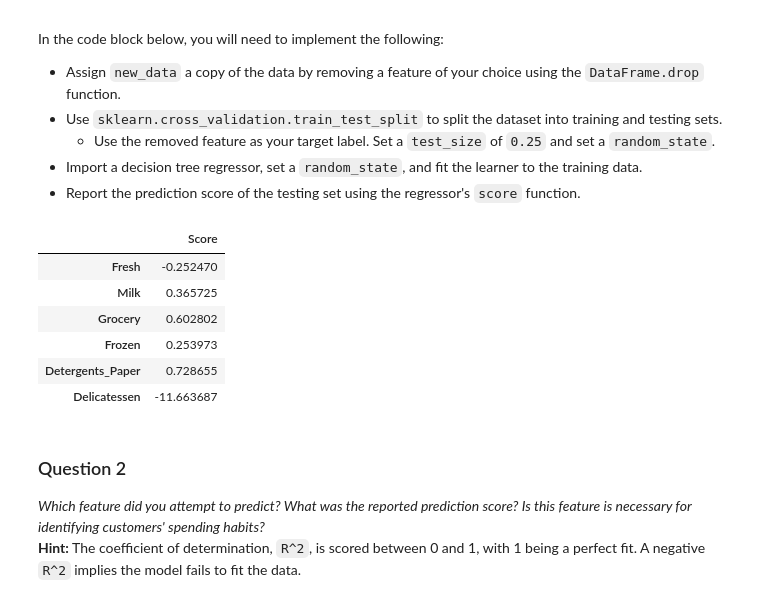
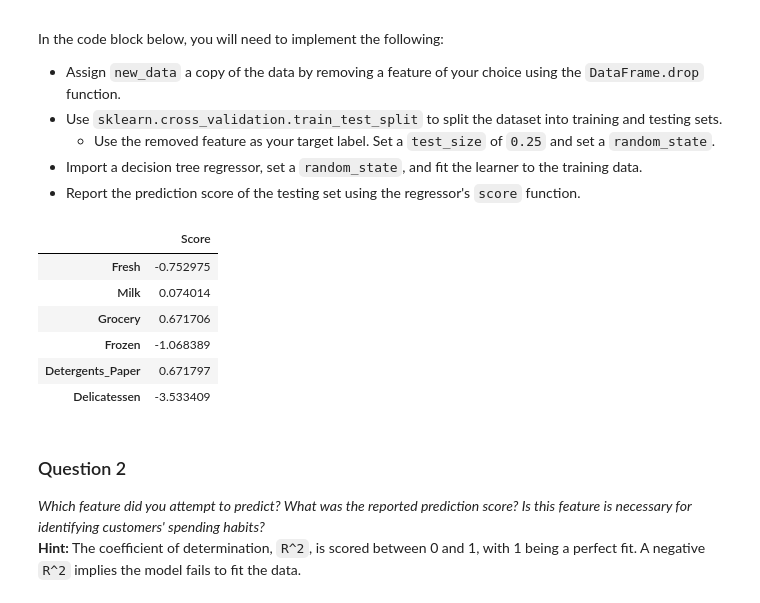
Before and after one commit to thecarlmartin/customer-segments, a Jupyter notebook: customer_segments.ipynb, the cells around one changed output. Saved outputs shown, nothing was run; the diff lists cells and outputs as text; code cells hidden in the pictures.

```diff
--- a/customer_segments.ipynb
+++ b/customer_segments.ipynb
@@ -96,42 +109,52 @@ In the code block below, you will need to implement the following:
 # %%
 # Importing necessary parts from sk learn
 from sklearn.cross_validation import train_test_split
 from sklearn.tree import DecisionTreeRegressor
 from sklearn.cross_validation import cross_val_score
 
 # Get a list of all column headers
 features = list(data.columns.values)
 scores = list()
 
 # Iterate over each feature
 for feature in features:
 
     # TODO: Make a copy of the DataFrame, using the 'drop' function to drop the given feature
     new_data = data.drop(feature, axis=1)
 
-    # TODO: Split the data into training and testing sets using the given feature as the target
-    X_train, X_test, y_train, y_test = train_test_split(new_data, data[feature], test_size=0.25, random_state=0)
+    regressor_scores = []
+    i = 0
 
-    # TODO: Create a decision tree regressor and fit it to the training set
-    regressor = DecisionTreeRegressor(random_state=0)
-    regressor.fit(X_train, y_train)
+    # Didn't provide random state, since I'm smoothing the results
+    while i < 300:
 
-    # TODO: Report the score of the prediction using the testing set
-    score = regressor.score(X_test, y_test)
-    scores.append(np.mean(score))
+        # TODO: Split the data into training and testing sets using the given feature as the target
+        X_train, X_test, y_train, y_test = train_test_split(new_data, data[feature], test_size=0.25)
+
+        # TODO: Create a decision tree regressor and fit it to the training set
+        regressor = DecisionTreeRegressor()
+        regressor.fit(X_train, y_train)
+
+        # TODO: Report the score of the prediction using the testing set
+        regressor_scores.append(regressor.score(X_test, y_test))
+        regressor = None
+
+        i += 1
+
+    scores.append(np.mean(regressor_scores))
 
 # Loading the results into a Pandas Dataframe
 result = pd.DataFrame(data=scores, index=features)
 result.columns = ['Score']
 result
 # %% [output]
 |  | Score |
-| Fresh | -0.252470 |
-| Milk | 0.365725 |
-| Grocery | 0.602802 |
-| Frozen | 0.253973 |
-| Detergents_Paper | 0.728655 |
-| Delicatessen | -11.663687 |
+| Fresh | -0.752975 |
+| Milk | 0.074014 |
+| Grocery | 0.671706 |
+| Frozen | -1.068389 |
+| Detergents_Paper | 0.671797 |
+| Delicatessen | -3.533409 |
 # %% [markdown]
 ### Question 2
 *Which feature did you attempt to predict? What was the reported prediction score? Is this feature is necessary for identifying customers' spending habits?*
```
Also changed, not shown: parts of 9 cells of this notebook.
